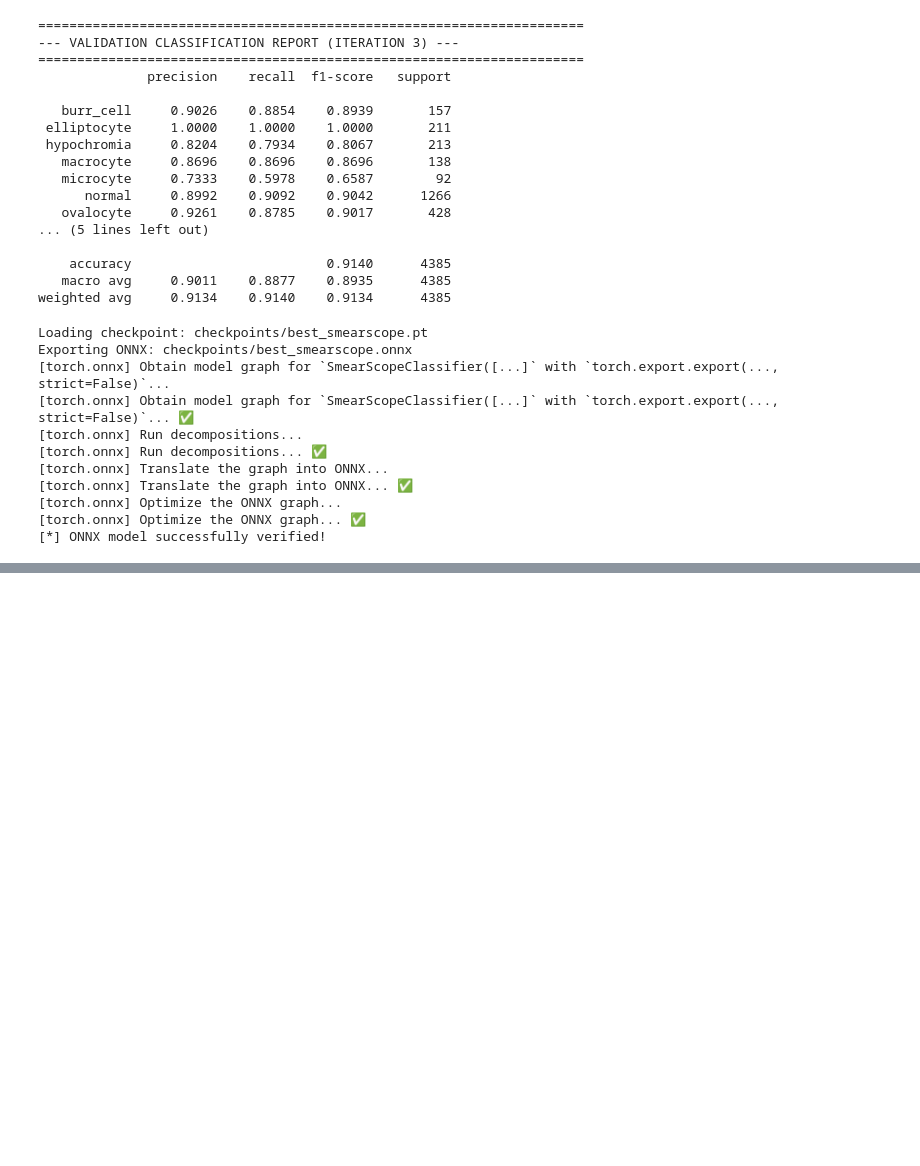
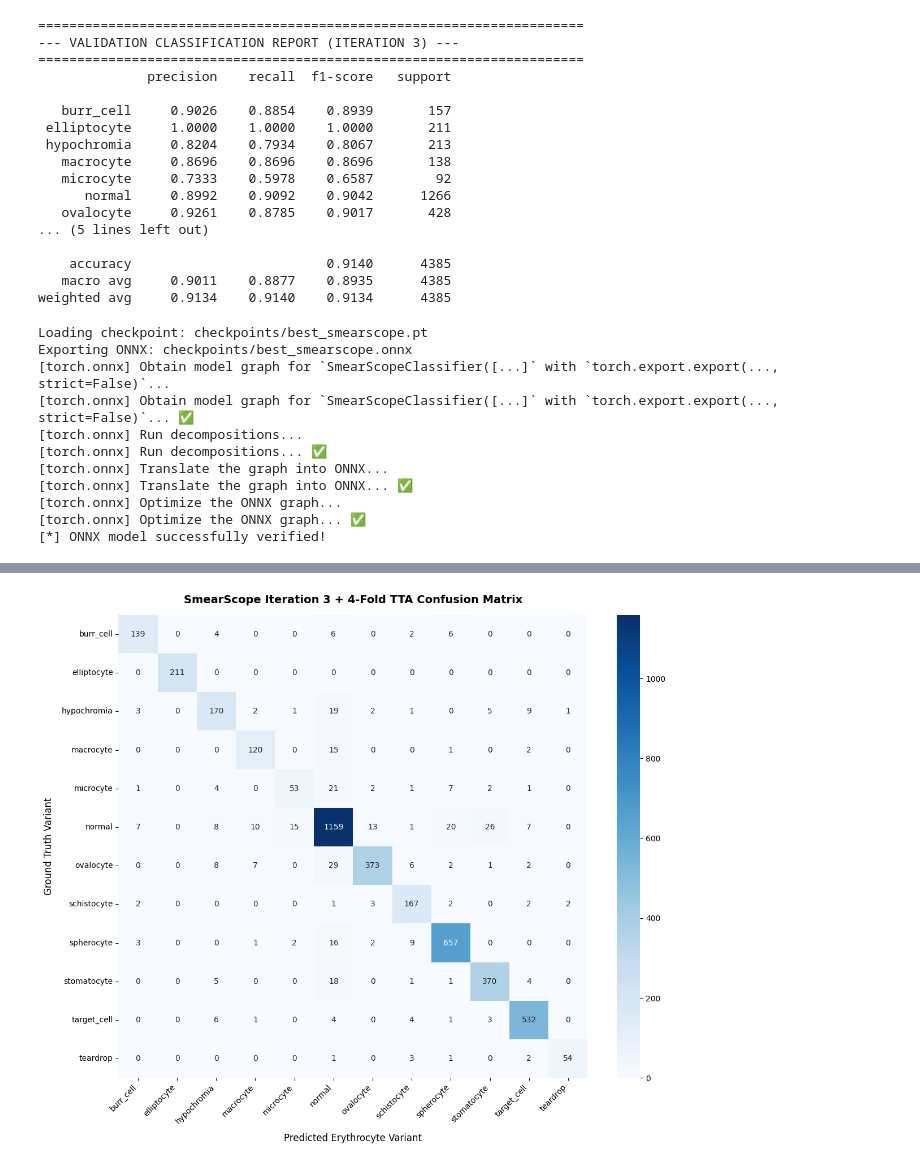
Before and after one commit to synatkeamsk/rbc-morphology, a Jupyter notebook: notebooks/colab_train.ipynb, the cells around one changed output, grey strips where cells are left out. Saved outputs shown, nothing was run; the diff lists cells and outputs as text; code cells hidden in the pictures; blank space fills up the shorter version.

```diff
--- a/notebooks/colab_train.ipynb
+++ b/notebooks/colab_train.ipynb
@@ -1250,0 +1421,92 @@ files.download("docs/assets/confusion_matrix_iteration3.png")
+# %%
+# Run 4-Fold Test-Time Augmentation (TTA)
+import os
+import json
+import torch
+import pandas as pd
+import numpy as np
+import matplotlib.pyplot as plt
+import seaborn as sns
+from sklearn.metrics import confusion_matrix, classification_report
+from torch.utils.data import DataLoader
+from tqdm import tqdm
+
+from src.data import RBCDataset, get_transforms
+from src.model import get_model
+
+# 1. Device and paths
+device = torch.device("cuda" if torch.cuda.is_available() else "cpu")
+checkpoint_path = "checkpoints/best_smearscope.pt"
+val_csv = "data/splits/val.csv"
+mapping_path = "data/splits/class_mapping.json"
+
+# 2. Load classes in numerical order (0 to 11)
+with open(mapping_path, "r") as f:
+    class_map = json.load(f)
+class_names = [k for k, v in sorted(class_map.items(), key=lambda item: item[1])]
+num_classes = len(class_names)
+
+# 3. Load model
+print(f"Loading weights from {checkpoint_path}...")
+model = get_model(num_classes=num_classes, backbone_name="convnext_nano", pretrained=False, device=device)
+checkpoint = torch.load(checkpoint_path, map_location=device)
+state_dict = checkpoint.get("model_state_dict", checkpoint)
+model.load_state_dict(state_dict)
+model.eval()
+
+# 4. Prepare Validation DataLoader
+val_df = pd.read_csv(val_csv)
+val_dataset = RBCDataset(val_df, transform=get_transforms(img_size=224, is_train=False))
+val_loader = DataLoader(val_dataset, batch_size=32, shuffle=False, num_workers=2)
+
+# 5. Run 4-Fold Test-Time Augmentation (TTA)
+all_preds = []
+all_targets = []
+
+print("Evaluating with 4-Fold Test-Time Augmentation (TTA)...")
+with torch.no_grad():
+    for images, targets in tqdm(val_loader, desc="TTA Eval"):
+        images = images.to(device)
+
+        # Predict across 4 orientations
+        p0   = torch.softmax(model(images), dim=1)
+        p90  = torch.softmax(model(torch.rot90(images, 1, [2, 3])), dim=1)
+        p180 = torch.softmax(model(torch.rot90(images, 2, [2, 3])), dim=1)
+        p270 = torch.softmax(model(torch.rot90(images, 3, [2, 3])), dim=1)
+
+        # Average the probabilities
+        avg_probs = (p0 + p90 + p180 + p270) / 4.0
+        preds = avg_probs.argmax(dim=1).cpu().numpy()
+
+        all_preds.extend(preds)
+        all_targets.extend(targets.numpy())
+
+# 6. Plot Confusion Matrix
+cm_tta = confusion_matrix(all_targets, all_preds)
+plt.figure(figsize=(12, 10))
+sns.heatmap(
+    cm_tta,
+    annot=True,
+    fmt="d",
+    cmap="Blues",
+    xticklabels=class_names,
+    yticklabels=class_names,
+    cbar=True
+)
+plt.title("SmearScope Iteration 3 + 4-Fold TTA Confusion Matrix", fontsize=14, fontweight="bold", pad=15)
+plt.xlabel("Predicted Erythrocyte Variant", fontsize=12, labelpad=10)
+plt.ylabel("Ground Truth Variant", fontsize=12, labelpad=10)
+plt.xticks(rotation=45, ha="right")
+plt.yticks(rotation=0)
+plt.tight_layout()
+
+os.makedirs("docs/assets", exist_ok=True)
+plt.savefig("docs/assets/confusion_matrix_iteration3_tta.png", dpi=300)
+plt.show()
+
+# 7. Print Classification Report
+print("\n" + "="*70)
+print("--- ITERATION 3 WITH 4-FOLD TTA CLASSIFICATION REPORT ---")
+print("="*70)
+print(classification_report(all_targets, all_preds, target_names=class_names, digits=4, zero_division=0))
+# %% [output]
@@ -1250,0 +1515 @@ files.download("docs/assets/confusion_matrix_iteration3.png")
+[figure, added]
```
Also changed, not shown: parts of 10 cells of this notebook.
